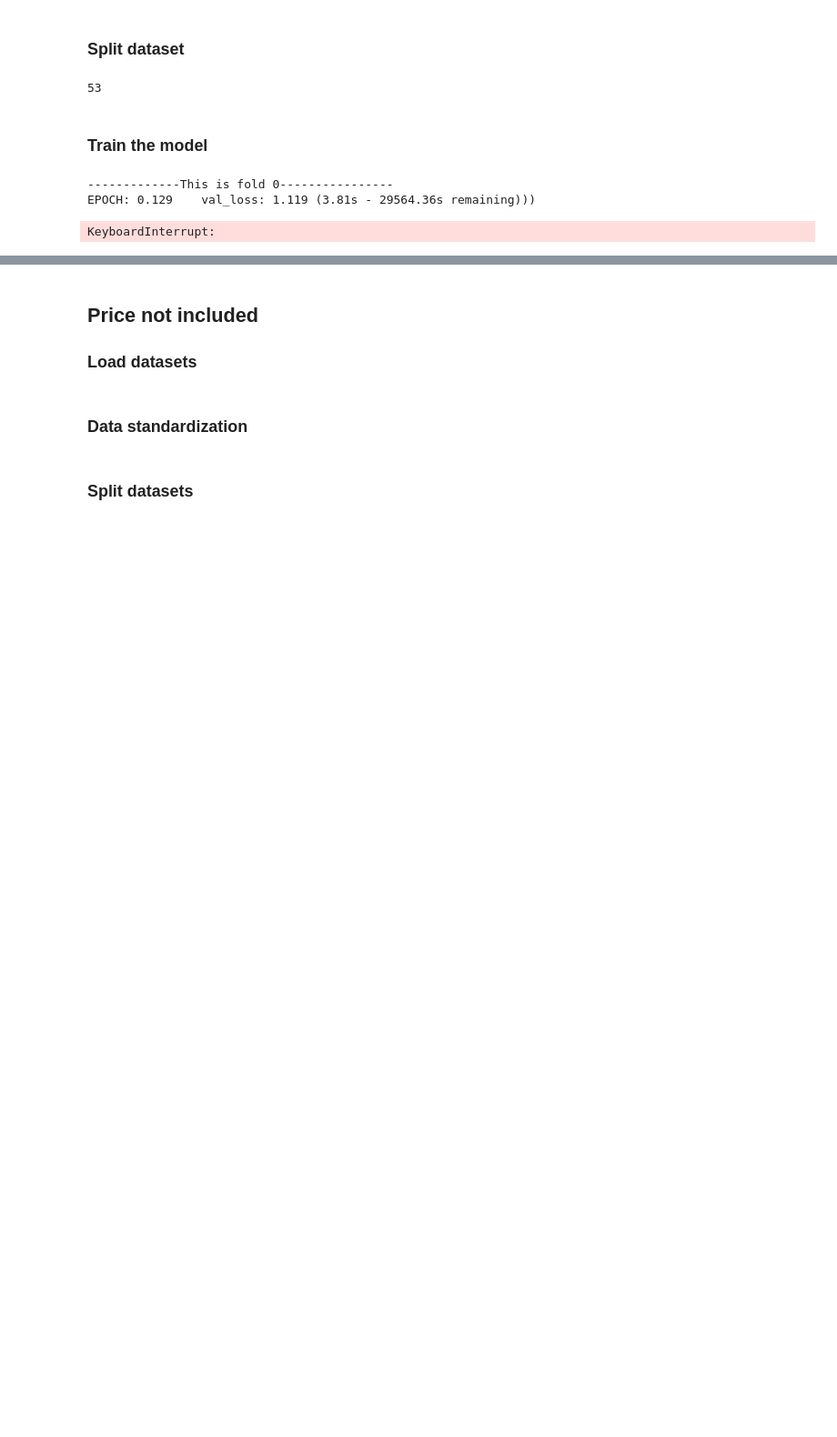
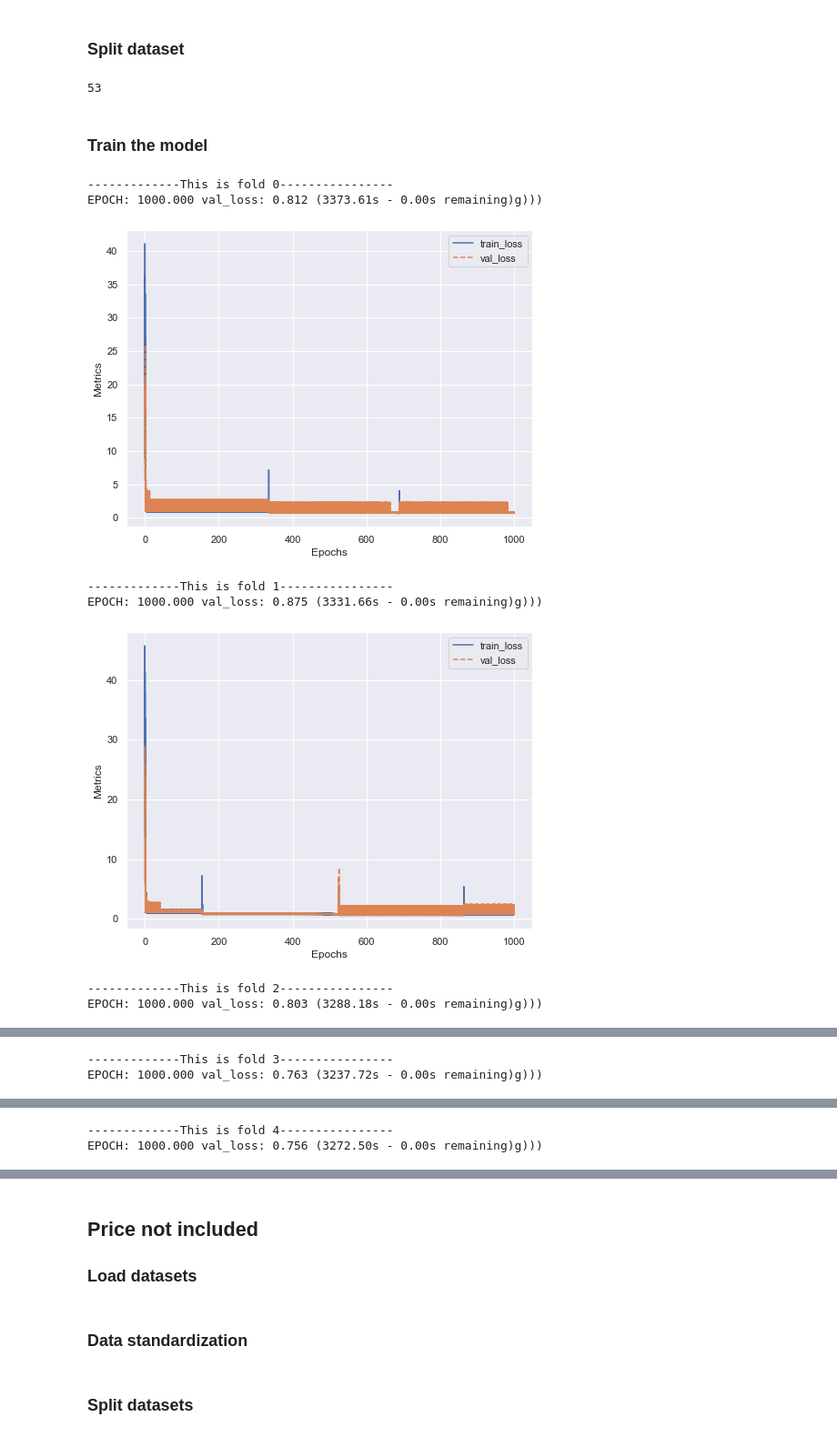
Before and after one commit to luowx0905/Individual-Project, a Jupyter notebook: sell property/build_model/linear_regression_status.ipynb, the cells around one changed output, grey strips where cells are left out. Shown: that part at 91% size. Cells and saved outputs as stored; diff of their text form; code cells hidden in the pictures; blank space fills up the shorter version.

```diff
--- a/sell property/build_model/linear_regression_status.ipynb
+++ b/sell property/build_model/linear_regression_status.ipynb
@@ -202,6 +202,7 @@ class StatusDataset(Dataset):
 ### Load datasets
 # %%
 features = pd.read_csv("../datasets/final_features_prices.csv")
+labels = pd.read_csv("../datasets/final_labels_removed.csv")
 # %% [markdown]
 ### Data standardization
 # %%
@@ -223,27 +224,32 @@ in_features
 # %%
 kfold = KFold(n_splits=5, shuffle=True, random_state=1)
 torch.manual_seed(13)
 epochs = 1000
 
 for fold, (train_id, val_id) in enumerate(kfold.split(x_train.index)):
     train_feature, train_label = x_train.iloc[train_id], y_train.iloc[train_id]
     val_feature, val_label = x_train.iloc[val_id], y_train.iloc[val_id]
     print("\n\n-------------This is fold {}----------------".format(fold))
 
     train_data = StatusDataset(train_feature, train_label)
     val_data = StatusDataset(val_feature, val_label)
-    train_loader = DataLoader(train_data, batch_size=16, shuffle=False, drop_last=True)
-    val_loader = DataLoader(val_data, batch_size=16, shuffle=False, drop_last=True)
+    train_loader = DataLoader(train_data, batch_size=64, shuffle=False, drop_last=True)
+    val_loader = DataLoader(val_data, batch_size=64, shuffle=False, drop_last=True)
 
     model = PredictStatus(in_features).to(device)
     optimizer = optim.Adam(model.parameters(), lr=1e-3)
 
     train_validate = TrainValidate(model, nn.BCELoss(), optimizer)
     train_validate.set_loader(train_loader, val_loader)
     train_validate.train(epochs)
 
     train_validate.save_model("models/linear_regression_status_include_full_fold_{}.pth".format(fold))
 # %% [output]
 -------------This is fold 0----------------
-EPOCH: 0.129    val_loss: 1.119 (3.81s - 29564.36s remaining)))
+EPOCH: 1000.000 val_loss: 0.812 (3373.61s - 0.00s remaining)g)))
+[figure, added]
-KeyboardInterrupt:
+-------------This is fold 1----------------
+EPOCH: 1000.000 val_loss: 0.875 (3331.66s - 0.00s remaining)g)))
+[figure, added]
+-------------This is fold 2----------------
+EPOCH: 1000.000 val_loss: 0.803 (3288.18s - 0.00s remaining)g)))
@@ -249,0 +257,2 @@ KeyboardInterrupt:
+-------------This is fold 3----------------
+EPOCH: 1000.000 val_loss: 0.763 (3237.72s - 0.00s remaining)g)))
@@ -249,0 +260,2 @@ KeyboardInterrupt:
+-------------This is fold 4----------------
+EPOCH: 1000.000 val_loss: 0.756 (3272.50s - 0.00s remaining)g)))
```
Also changed, not shown: parts of 12 cells of this notebook, 5 other files.
